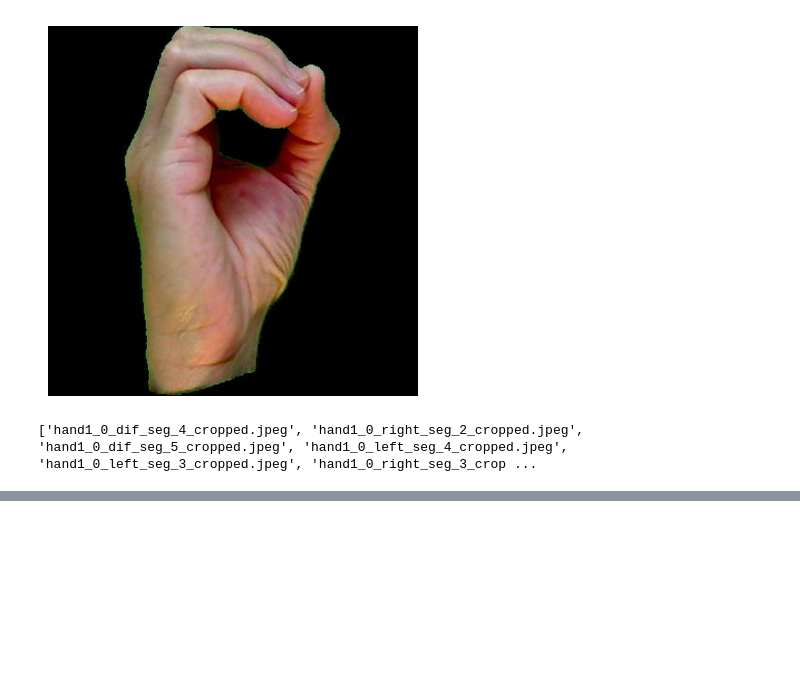
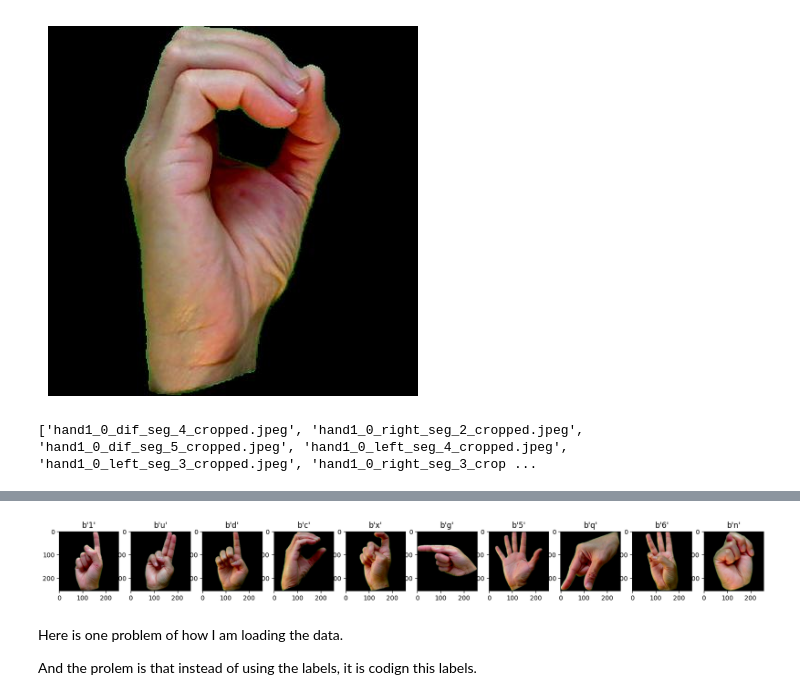
Before and after one commit to QuiqueCov/Maestria, a Jupyter notebook: ASL.ipynb, the cells around one changed output, grey strips where cells are left out. Saved outputs shown, nothing was run; the diff lists cells and outputs as text; code cells hidden in the pictures; blank space fills up the shorter version.

```diff
--- a/ASL.ipynb
+++ b/ASL.ipynb
@@ -93,0 +99,8 @@ print(all_files)
+# %%
+data = tf.keras.preprocessing.image_dataset_from_directory(
+    data_path,
+    labels='inferred',  # Las etiquetas se infieren de los nombres de las carpetas
+    label_mode='int',   # Las etiquetas se cargarán como enteros inicialmente
+    image_size=(256, 256),
+    batch_size=32
+)
@@ -93,0 +129,26 @@ print(all_files)
+# %%
+# Obtener los nombres de las clases
+class_names = data.class_names
+
+# Función para convertir etiquetas numéricas a etiquetas de texto
+def decode_labels(image, label):
+    label = tf.gather(class_names, label)
+    return image, label
+
+# Aplicar la función a todo el conjunto de datos
+data = data.map(decode_labels)
+# %%
+data_iterator = data.as_numpy_iterator()
+# %%
+batch = data_iterator.next()
+# %%
+fig, ax = plt.subplots(ncols=10, figsize=(20,20))
+for idx, img in enumerate(batch[0][:10]):
+    ax[idx].imshow(img.astype(int))
+    ax[idx].title.set_text(batch[1][idx])
+# %% [output]
+[figure, added]
+# %% [markdown]
+Here is one problem of how I am loading the data.
+
+And the prolem is that instead of using the labels, it is codign this labels.
```
Also changed, not shown: parts of 18 cells of this notebook.
